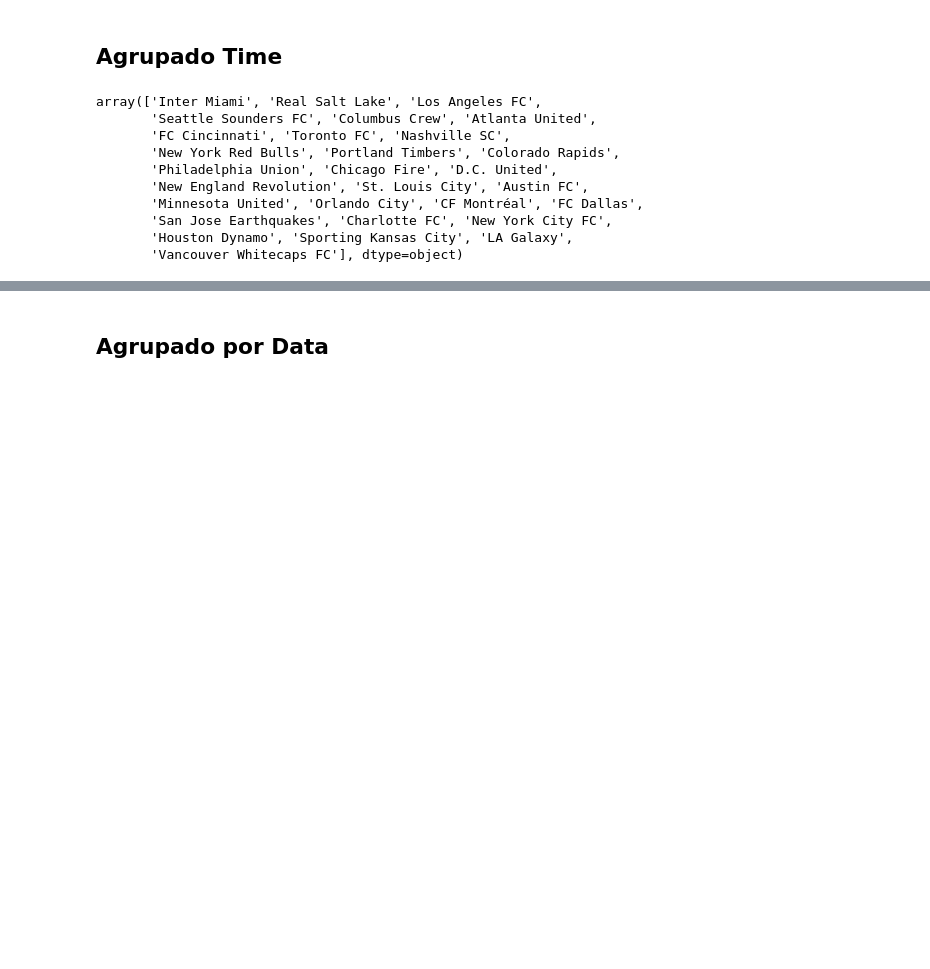
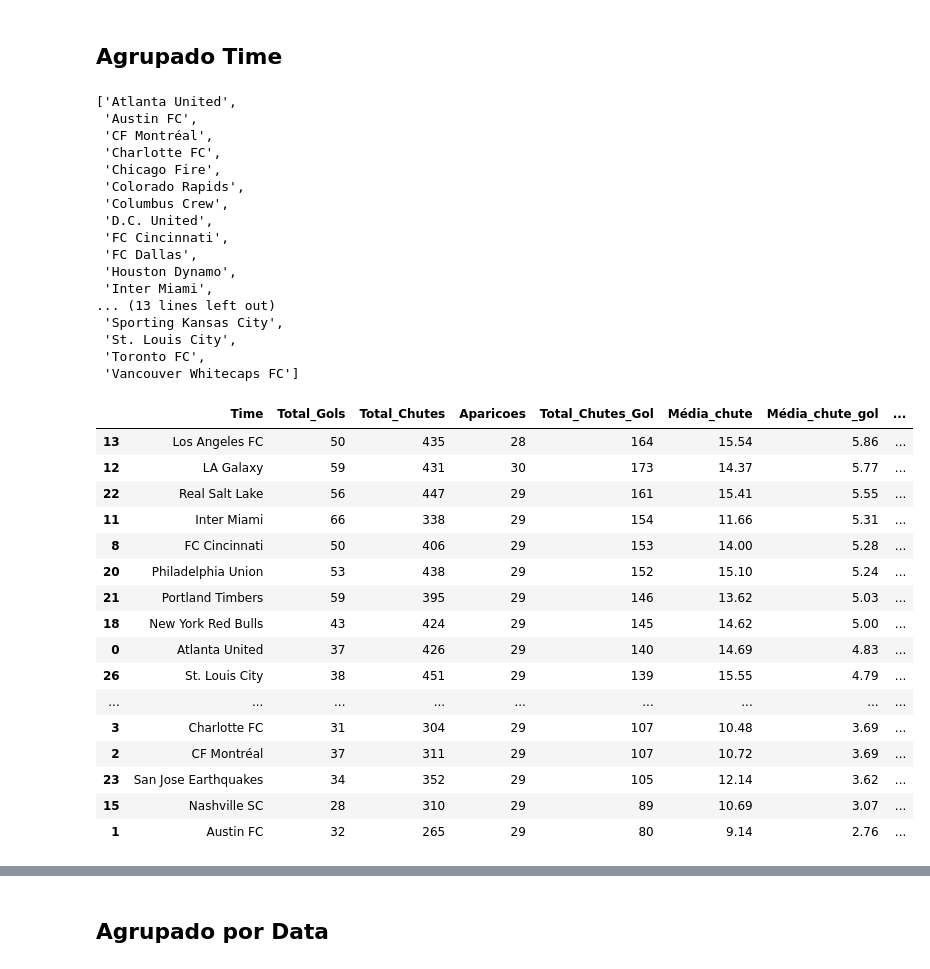
Before and after one commit to eduardopfbp/MLS-PlayerStats, a Jupyter notebook: analise.ipynb, the cells around one changed output, grey strips where cells are left out. Cells and saved outputs as stored; diff of their text form; code cells hidden in the pictures; blank space fills up the shorter version.

```diff
--- a/analise.ipynb
+++ b/analise.ipynb
@@ -60,18 +89,25 @@ db_agrupado_jogador[db_agrupado_jogador['Time'].isin(['LA Galaxy','Portland Timb
 # %% [markdown]
 ## Agrupado Time
 # %%
-database.Time.unique()
+sorted(database.Time.unique())
 # %% [output]
-array(['Inter Miami', 'Real Salt Lake', 'Los Angeles FC',
-       'Seattle Sounders FC', 'Columbus Crew', 'Atlanta United',
-       'FC Cincinnati', 'Toronto FC', 'Nashville SC',
-       'New York Red Bulls', 'Portland Timbers', 'Colorado Rapids',
-       'Philadelphia Union', 'Chicago Fire', 'D.C. United',
-       'New England Revolution', 'St. Louis City', 'Austin FC',
-       'Minnesota United', 'Orlando City', 'CF Montréal', 'FC Dallas',
-       'San Jose Earthquakes', 'Charlotte FC', 'New York City FC',
-       'Houston Dynamo', 'Sporting Kansas City', 'LA Galaxy',
-       'Vancouver Whitecaps FC'], dtype=object)
+['Atlanta United',
+ 'Austin FC',
+ 'CF Montréal',
+ 'Charlotte FC',
+ 'Chicago Fire',
+ 'Colorado Rapids',
+ 'Columbus Crew',
+ 'D.C. United',
+ 'FC Cincinnati',
+ 'FC Dallas',
+ 'Houston Dynamo',
+ 'Inter Miami',
+... (13 lines left out)
+ 'Sporting Kansas City',
+ 'St. Louis City',
+ 'Toronto FC',
+ 'Vancouver Whitecaps FC']
 # %%
 db_agrupado_time = database.groupby(['Time'], as_index=False).agg(
     Total_Gols=('Gols', 'sum'),
@@ -84,4 +120,24 @@ db_agrupado_time['Média_chute']=round(db_agrupado_time['Total_Chutes'] / db_agr
 db_agrupado_time['Média_chute_gol']=round(db_agrupado_time['Total_Chutes_Gol'] / db_agrupado_time['Aparicoes'],2)
 db_agrupado_time['Média_gol']=round(db_agrupado_time['Total_Gols'] / db_agrupado_time['Aparicoes'],2)
 db_agrupado_time['Taxa_Chutes_Gol'] = db_agrupado_time['Total_Chutes_Gol'] / db_agrupado_time['Total_Chutes']
+# %%
+db_agrupado_time.sort_values(by='Média_chute_gol', ascending=False)
+# %% [output]
+|  | Time | Total_Gols | Total_Chutes | Aparicoes | Total_Chutes_Gol | Média_chute | Média_chute_gol | ... |
+| 13 | Los Angeles FC | 50 | 435 | 28 | 164 | 15.54 | 5.86 | ... |
+| 12 | LA Galaxy | 59 | 431 | 30 | 173 | 14.37 | 5.77 | ... |
+| 22 | Real Salt Lake | 56 | 447 | 29 | 161 | 15.41 | 5.55 | ... |
+| 11 | Inter Miami | 66 | 338 | 29 | 154 | 11.66 | 5.31 | ... |
+| 8 | FC Cincinnati | 50 | 406 | 29 | 153 | 14.00 | 5.28 | ... |
+| 20 | Philadelphia Union | 53 | 438 | 29 | 152 | 15.10 | 5.24 | ... |
+| 21 | Portland Timbers | 59 | 395 | 29 | 146 | 13.62 | 5.03 | ... |
+| 18 | New York Red Bulls | 43 | 424 | 29 | 145 | 14.62 | 5.00 | ... |
+| 0 | Atlanta United | 37 | 426 | 29 | 140 | 14.69 | 4.83 | ... |
+| 26 | St. Louis City | 38 | 451 | 29 | 139 | 15.55 | 4.79 | ... |
+| ... | ... | ... | ... | ... | ... | ... | ... | ... |
+| 3 | Charlotte FC | 31 | 304 | 29 | 107 | 10.48 | 3.69 | ... |
+| 2 | CF Montréal | 37 | 311 | 29 | 107 | 10.72 | 3.69 | ... |
+| 23 | San Jose Earthquakes | 34 | 352 | 29 | 105 | 12.14 | 3.62 | ... |
+| 15 | Nashville SC | 28 | 310 | 29 | 89 | 10.69 | 3.07 | ... |
+| 1 | Austin FC | 32 | 265 | 29 | 80 | 9.14 | 2.76 | ... |
 # %%
```
Also changed, not shown: parts of 8 cells of this notebook, 6 other files.
